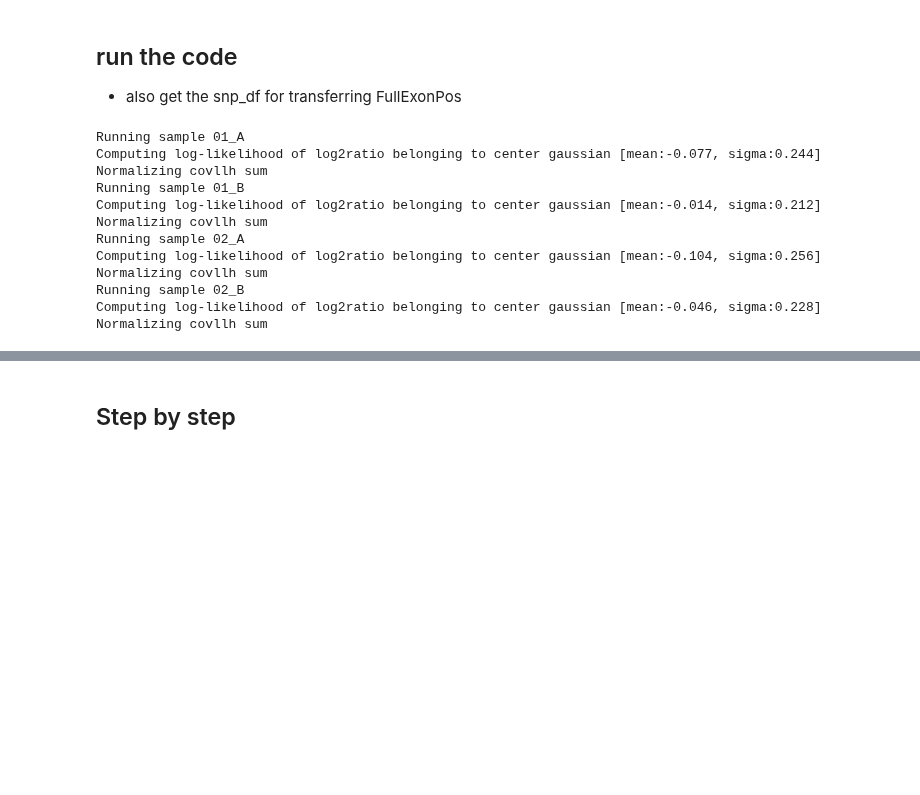
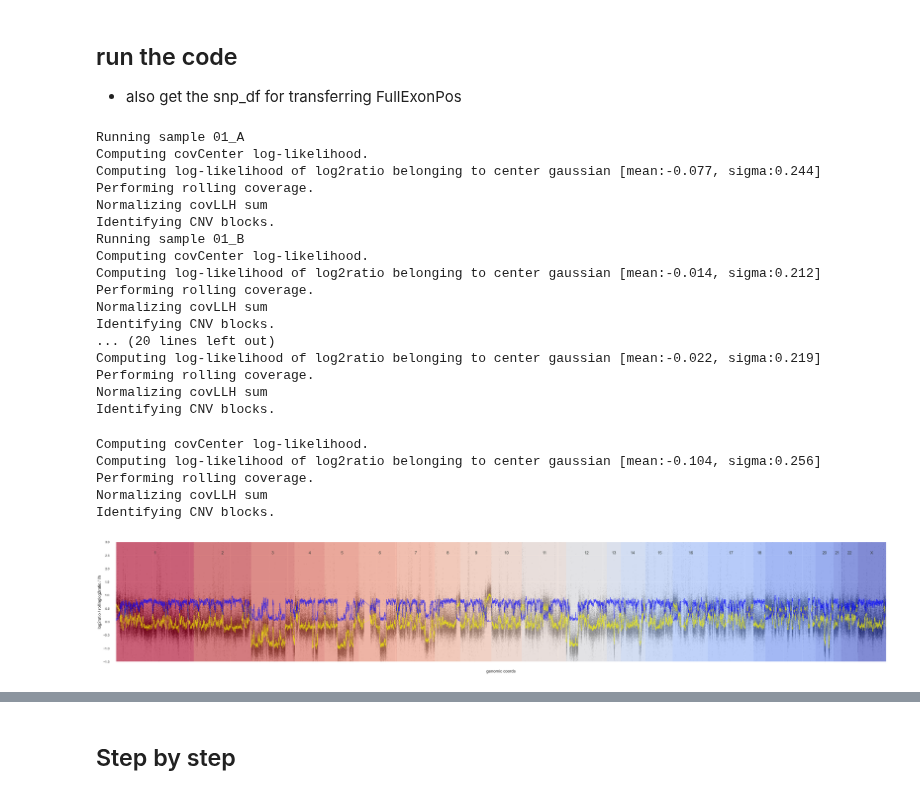
Before and after one commit to Mar111tiN/myCNV, a Jupyter notebook: nb/addRollingCoverageLLH.ipynb, the cells around one changed output, grey strips where cells are left out. Saved outputs shown, nothing was run; the diff lists cells and outputs as text; code cells hidden in the pictures; blank space fills up the shorter version.

Commit message:
finished covCNV with blocking

```diff
--- a/nb/addRollingCoverageLLH.ipynb
+++ b/nb/addRollingCoverageLLH.ipynb
@@ -20,13 +20,13 @@ tooldata = os.path.join(home, "Dropbox/Icke/Work/somVar/tooldata")
 # edit config directly in yaml file
 import yaml
 config_file = '../config/config_devel.yaml'
-def get_config(config_file):
+def get_config(config_file, param):
         with open(config_file) as file:
         # The FullLoader parameter handles the conversion from YAML
         # scalar values to Python the dictionary format
-            config = yaml.load(file, Loader=yaml.FullLoader)['CNV']['combine']
+            config = yaml.load(file, Loader=yaml.FullLoader)['CNV'][param]
         return config
-config = get_config(config_file)
+config = get_config(config_file, 'combine')
 
 
 cnvdata = os.path.join(tooldata, "myCNVdata")
@@ -62,7 +64,10 @@ fig, ax, _, chrom_df = plot_genomic(cov_df.query('Coverage > 50 and PONmeanCov >
 ## run the code
 + also get the snp_df for transferring FullExonPos
 # %%
-for sample in ['01_A', '01_B', '02_A', '02_B']:
+samples = ['01', '02', '03']
+
+
+for sample in [f"{s}_{t}" for s in samples for t in ['A', 'B']]:
     print(f'Running sample {sample}')
     snp_df = pd.read_csv(os.path.join(output_path, f'CNV/{sample}.snp'), sep='\t')
     cov_df = pd.read_csv(os.path.join(output_path, f'CNV/{sample}.cov'), sep='\t').query('log2ratio == log2ratio')
@@ -71,17 +76,22 @@ for sample in ['01_A', '01_B', '02_A', '02_B']:
     rolling_cov_df.to_csv(os.path.join(output_path, f'CNV/{sample}.roll.cov.gz'), sep='\t', index=False, compression="gzip")
 # %% [output]
 Running sample 01_A
+Computing covCenter log-likelihood.
 Computing log-likelihood of log2ratio belonging to center gaussian [mean:-0.077, sigma:0.244]
-Normalizing covllh sum
+Performing rolling coverage.
+Normalizing covLLH sum
+Identifying CNV blocks.
 Running sample 01_B
+Computing covCenter log-likelihood.
 Computing log-likelihood of log2ratio belonging to center gaussian [mean:-0.014, sigma:0.212]
-Normalizing covllh sum
-Running sample 02_A
-Computing log-likelihood of log2ratio belonging to center gaussian [mean:-0.104, sigma:0.256]
-Normalizing covllh sum
-Running sample 02_B
-Computing log-likelihood of log2ratio belonging to center gaussian [mean:-0.046, sigma:0.228]
-Normalizing covllh sum
+Performing rolling coverage.
+Normalizing covLLH sum
+Identifying CNV blocks.
+... (20 lines left out)
+Computing log-likelihood of log2ratio belonging to center gaussian [mean:-0.022, sigma:0.219]
+Performing rolling coverage.
+Normalizing covLLH sum
+Identifying CNV blocks.
 # %%
 sample = "02_A"
 cov_df = pd.read_csv(os.path.join(output_path, f'CNV/{sample}.cov'), sep='\t').query('log2ratio == log2ratio')
@@ -102,7 +112,7 @@ log2mean = dict(
 llh = dict(
         title='llh',
         plot_type='line',   # ['line', 'scatter']
-        data='covllhsum',
+        data='covLLHsum',
         plot_args=dict(
             linewidth=1,
             color='blue',
@@ -113,7 +123,7 @@ llh = dict(
 llhdiff = dict(
         title='llh',
         plot_type='line',   # ['line', 'scatter']
-        data='covllhsumDiff',
+        data='covLLHsumDiff',
         plot_args=dict(
             linewidth=1,
             color='yellow',
@@ -127,32 +137,39 @@ log2diff = dict(
         data='log2ratiomeanDiff',
         plot_args=dict(
             linewidth=1,
             color='blue',
             alpha=.7
         ))
 
 log2L = dict(
         title='rollinglog2ratio',
         plot_type='line',   # ['line', 'scatter']
         data='log2ratiomeanL',
         plot_args=dict(
             linewidth=1,
             color='white',
             alpha=.7
         ))
 
 log2R = dict(
         title='rollinglog2ratio',
         plot_type='line',   # ['line', 'scatter']
         data='log2ratiomeanR',
         plot_args=dict(
             linewidth=1,
             color='black',
             alpha=.7
         ))
 
 chroms = ['chr3', 'chr4', 'chr5', 'chr6', 'chr8', 'chr9', 'chr20']
 
 _, _, _, _ = plot_genomic(rolling_cov_df, plots=[log2,log2mean, llh], chroms='all', region='', **fig_params)
+# %% [output]
+Computing covCenter log-likelihood.
+Computing log-likelihood of log2ratio belonging to center gaussian [mean:-0.104, sigma:0.256]
+Performing rolling coverage.
+Normalizing covLLH sum
+Identifying CNV blocks.
+[figure, added]
 # %%
 _, _, _, _ = plot_genomic(rolling_cov_df, plots=[log2,llhdiff, llh], chroms=chroms, region='chr5', **fig_params)
```
Also changed, not shown: parts of 11 cells of this notebook, 5 other files.
